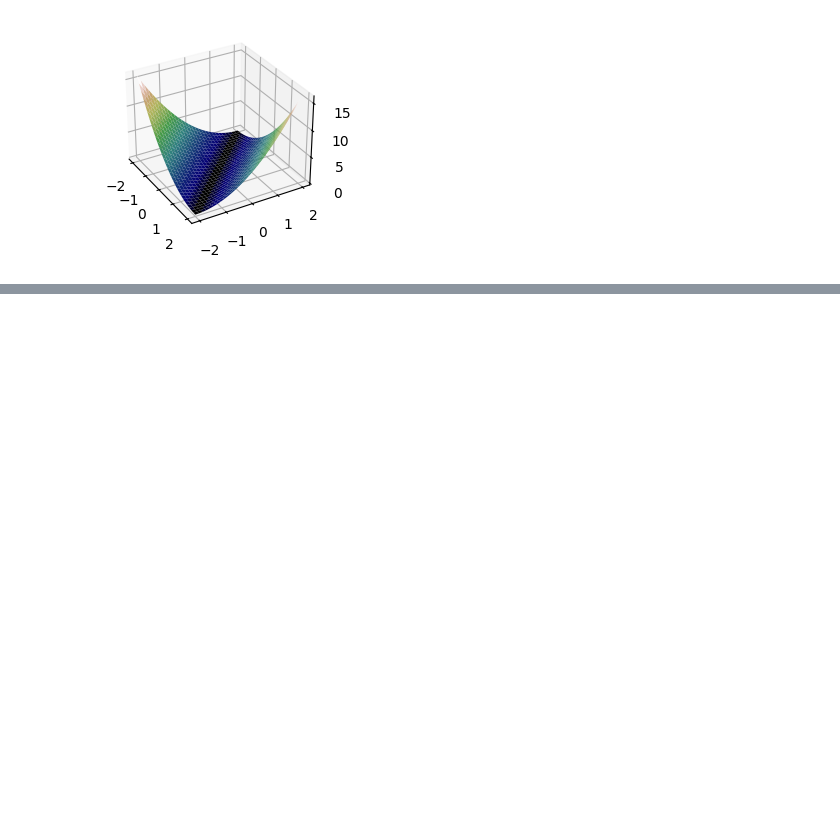
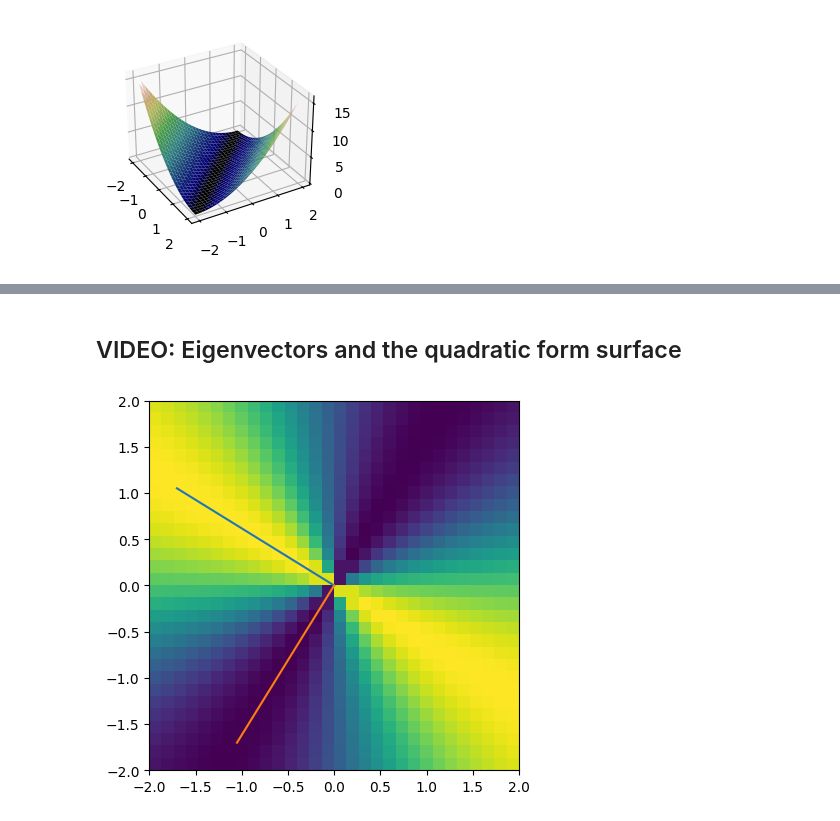
Before and after one commit to barzansaeedpour/foundations-of-machine-learning, a Jupyter notebook: 01_Mathematics-for-Machine-Learning/01_linear-algebra/01_linear-algebra.ipynb, the cells around one changed output, grey strips where cells are left out. Drawn from its saved outputs; the diff is of its cells as text; code cells hidden in the pictures; blank space fills up the shorter version.

```diff
--- a/01_Mathematics-for-Machine-Learning/01_linear-algebra/01_linear-algebra.ipynb
+++ b/01_Mathematics-for-Machine-Learning/01_linear-algebra/01_linear-algebra.ipynb
@@ -4049,0 +4088,38 @@ plt.show()
+# %% [markdown]
+## VIDEO: Eigenvectors and the quadratic form surface
+# %%
+# a happy little symmetric matrix
+A = [[1,2],[2,3]]
+
+#range for vector w
+n = 30
+wRange = np.linspace(-2,2,n)
+
+#intialize quadratic form matrix
+qf = np.zeros((n,n))
+
+#compute QF
+for xi in range(n):
+      for yi in range(n):
+            #this w
+            w = np.transpose([wRange[xi],wRange[yi]])
+
+            #QF
+            qf[xi,yi] = w.T@A@w/(w.T@w)
+
+#compute eigendecomposition
+D,V = np.linalg.eig(A)
+
+#scale up eigenvectors
+V = V * 2
+
+#show the surface
+plt.imshow(qf,extent=[-2,2,-2,2])
+
+#show the eigenvectors
+plt.plot([0,V[0,0]],[0,V[1,0]])
+plt.plot([0,V[0,1]],[0,V[1,1]])
+
+plt.show()
+# %% [output]
+[figure, added]
```
Also changed, not shown: parts of 10 cells of this notebook.
